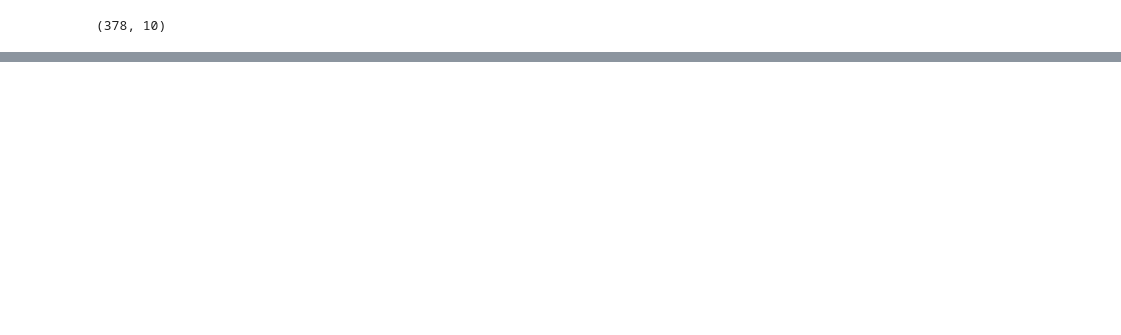
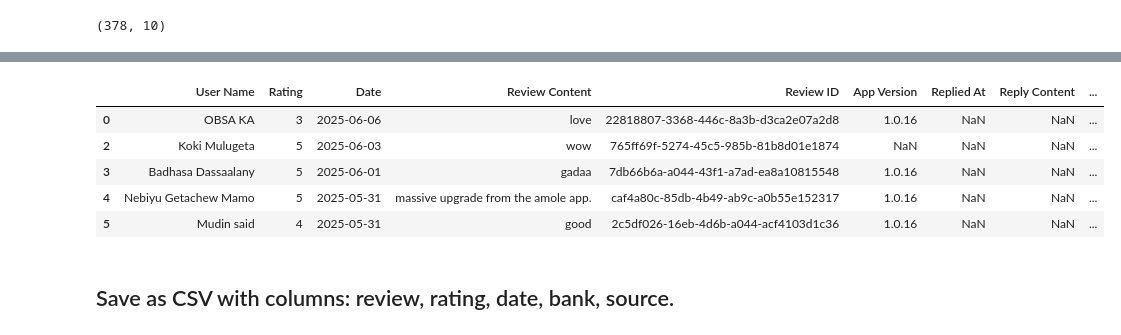
Before and after one commit to Samrizee/Banking_Application_Experience_Analysis, a Jupyter notebook: notebooks/Data_Cleaning.ipynb, the cells around one changed output, grey strips where cells are left out. Drawn from its saved outputs; the diff is of its cells as text; code cells hidden in the pictures; blank space fills up the shorter version.

```diff
--- a/notebooks/Data_Cleaning.ipynb
+++ b/notebooks/Data_Cleaning.ipynb
@@ -276,0 +325,14 @@ cleaned_DASHEN.shape
+# %%
+cleaned_DASHEN['Date'] = pd.to_datetime(cleaned_DASHEN['Date'], errors='coerce')
+cleaned_DASHEN['Date'] = cleaned_DASHEN['Date'].dt.strftime('%Y-%m-%d')
+# %%
+cleaned_DASHEN.head()
+# %% [output]
+|  | User Name | Rating | Date | Review Content | Review ID | App Version | Replied At | Reply Content | ... |
+| 0 | OBSA KA | 3 | 2025-06-06 | love | 22818807-3368-446c-8a3b-d3ca2e07a2d8 | 1.0.16 | NaN | NaN | ... |
+| 2 | Koki Mulugeta | 5 | 2025-06-03 | wow | 765ff69f-5274-45c5-985b-81b8d01e1874 | NaN | NaN | NaN | ... |
+| 3 | Badhasa Dassaalany | 5 | 2025-06-01 | gadaa | 7db66b6a-a044-43f1-a7ad-ea8a10815548 | 1.0.16 | NaN | NaN | ... |
+| 4 | Nebiyu Getachew Mamo | 5 | 2025-05-31 | massive upgrade from the amole app. | caf4a80c-85db-4b49-ab9c-a0b55e152317 | 1.0.16 | NaN | NaN | ... |
+| 5 | Mudin said | 4 | 2025-05-31 | good | 2c5df026-16eb-4d6b-a044-acf4103d1c36 | 1.0.16 | NaN | NaN | ... |
+# %% [markdown]
+## Save as CSV with columns: review, rating, date, bank, source.
```
Also changed, not shown: parts of 16 cells of this notebook.
